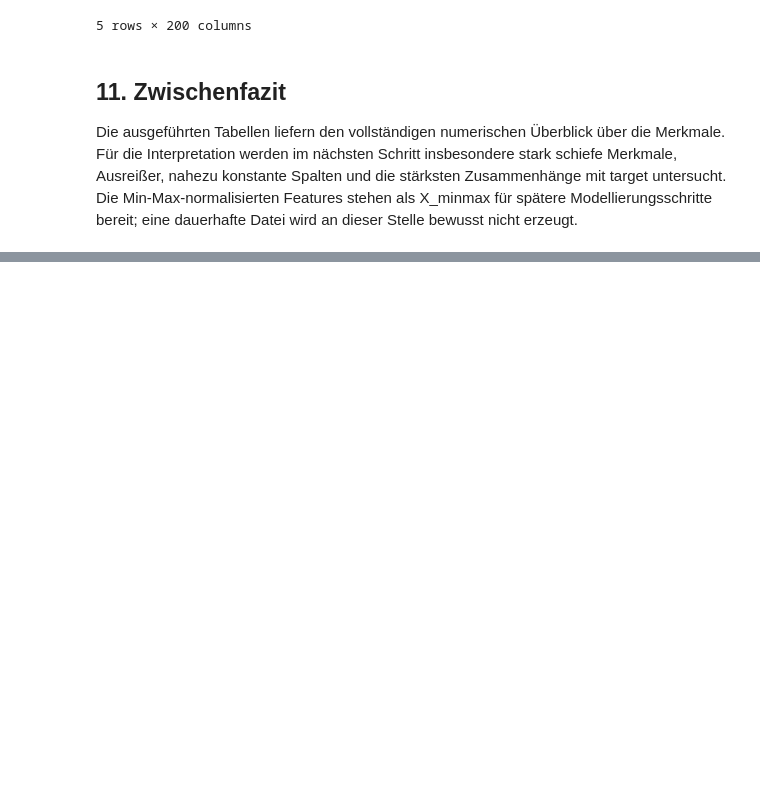
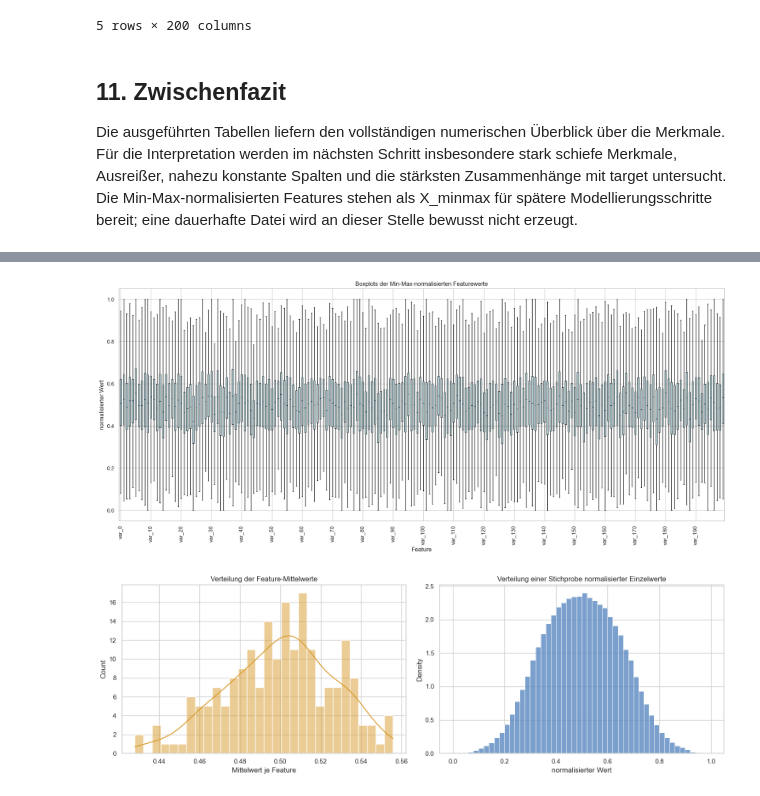
Before and after one commit to Cypshu/ADA_Project, a Jupyter notebook: Cyp/EDA/01_Datensatz_Einfuehrung.ipynb, the cells around one changed output, grey strips where cells are left out. Cells and saved outputs as stored; diff of their text form; code cells hidden in the pictures; blank space fills up the shorter version.

```diff
--- a/Cyp/EDA/01_Datensatz_Einfuehrung.ipynb
+++ b/Cyp/EDA/01_Datensatz_Einfuehrung.ipynb
@@ -392,0 +435,28 @@ bereit; eine dauerhafte Datei wird an dieser Stelle bewusst nicht erzeugt.
+# %%
+fig, ax = plt.subplots(figsize=(18, 8))
+ax.boxplot(X_minmax.to_numpy(), showfliers=False, patch_artist=True,
+            boxprops={"facecolor": "#76a5af", "alpha": 0.65},
+            medianprops={"color": "#173f5f"})
+ax.set_title("Boxplots der Min-Max-normalisierten Featurewerte")
+ax.set_xlabel("Feature")
+ax.set_ylabel("normalisierter Wert")
+ax.set_xticks(range(1, len(feature_columns) + 1, 10), feature_columns[::10], rotation=90)
+fig.tight_layout()
+fig.savefig(ASSET_PATH / "boxplots_normalisierte_features.png", dpi=150, bbox_inches="tight")
+plt.show()
+
+rng = np.random.default_rng(42)
+value_sample = X_minmax.to_numpy().ravel()[rng.choice(X_minmax.size, size=200000, replace=False)]
+fig, axes = plt.subplots(1, 2, figsize=(15, 5))
+sns.histplot(X_minmax.mean(axis=0), bins=30, kde=True, ax=axes[0], color="#d99a2b")
+axes[0].set_title("Verteilung der Feature-Mittelwerte")
+axes[0].set_xlabel("Mittelwert je Feature")
+sns.histplot(value_sample, bins=50, stat="density", ax=axes[1], color="#4f81bd")
+axes[1].set_title("Verteilung einer Stichprobe normalisierter Einzelwerte")
+axes[1].set_xlabel("normalisierter Wert")
+fig.tight_layout()
+fig.savefig(ASSET_PATH / "verteilungen_normalisierte_werte.png", dpi=150, bbox_inches="tight")
+plt.show()
+# %% [output]
+[figure, added]
+[figure, added]
```
Also changed, not shown: parts of 12 cells of this notebook, 8 other files.
